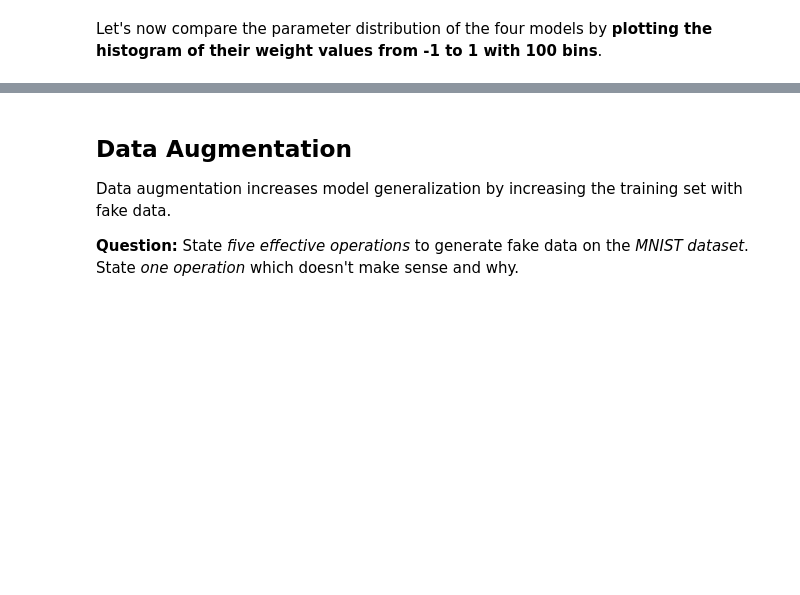
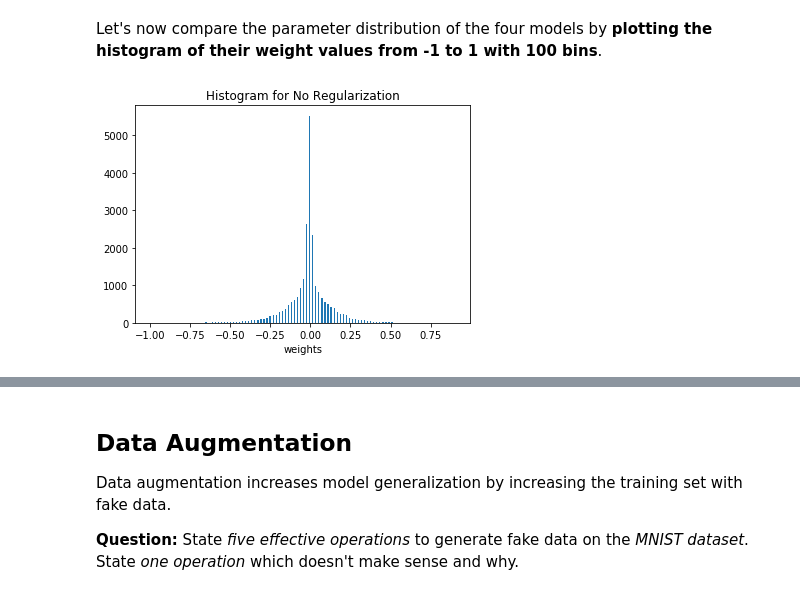
Before and after one commit to JulesBlubb/Foundations-of-Deep-Learning, a Jupyter notebook: exercise03/exercise03_optimization_and_regularization.ipynb, the cells around one changed output, grey strips where cells are left out. Drawn from its saved outputs; the diff is of its cells as text; code cells hidden in the pictures; blank space fills up the shorter version.

Commit message:
Histogram fixed

```diff
--- a/exercise03/exercise03_optimization_and_regularization.ipynb
+++ b/exercise03/exercise03_optimization_and_regularization.ipynb
@@ -997,3 +997,17 @@ Epoch 5 / 5:
   Eval Accuracy: 0.8919
 # %% [markdown]
 Let's now compare the parameter distribution of the four models by **plotting the histogram of their weight values from -1 to 1 with 100 bins**.
+# %%
+# START TODO ################
+res_noreg = []
+for p in params_noreg:
+    select_noreg = p.data[np.logical_and(p.data >= (-1.0), p.data <= 1.0)]
+    res_noreg.append(select_noreg)
+
+plt.hist(res_noreg, bins=100)
+plt.xlabel('weights')
+plt.title('Histogram for No Regularization')
+plt.show()
+# End TODO ################
+# %% [output]
+[figure, added]
```
Also changed, not shown: parts of 5 cells of this notebook.
